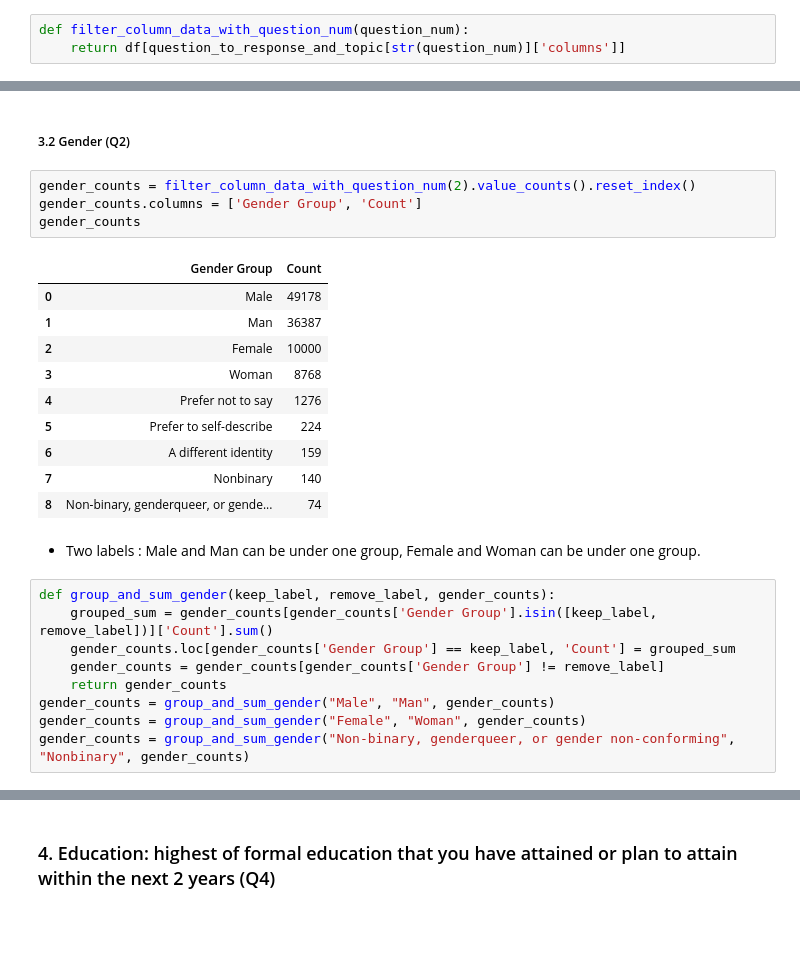
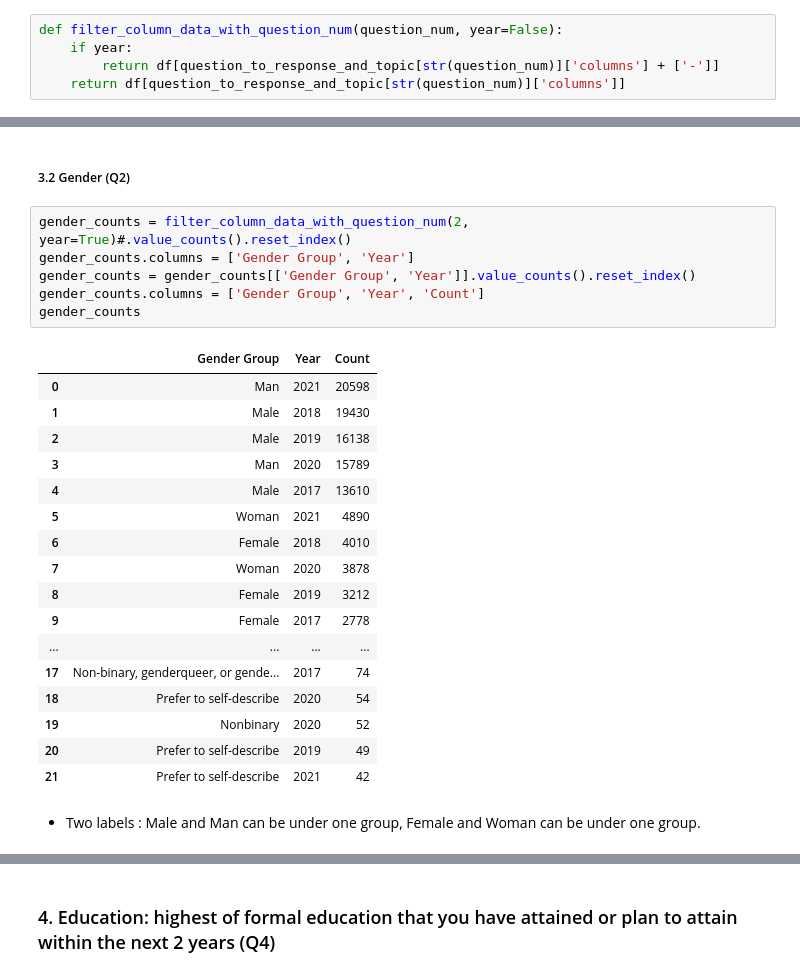
Before and after one commit to ya-min-thu/ML-Case-Studies, a Jupyter notebook: code/part1.ipynb, the cells around one changed output, grey strips where cells are left out. Saved outputs shown, nothing was run; the diff lists cells and outputs as text; blank space fills up the shorter version.

```diff
--- a/code/part1.ipynb
+++ b/code/part1.ipynb
@@ -183,3 +183,5 @@ questionnaire
 # %%
-def filter_column_data_with_question_num(question_num):
+def filter_column_data_with_question_num(question_num, year=False):
+    if year:
+        return df[question_to_response_and_topic[str(question_num)]['columns'] + ['-']]
     return df[question_to_response_and_topic[str(question_num)]['columns']]
@@ -602,28 +727,28 @@ plt.show()
 # %% [markdown]
 ##### 3.2 Gender (Q2)
 # %%
-gender_counts = filter_column_data_with_question_num(2).value_counts().reset_index()
-gender_counts.columns = ['Gender Group', 'Count']
+gender_counts = filter_column_data_with_question_num(2, year=True)#.value_counts().reset_index()
+gender_counts.columns = ['Gender Group', 'Year']
+gender_counts = gender_counts[['Gender Group', 'Year']].value_counts().reset_index()
+gender_counts.columns = ['Gender Group', 'Year', 'Count']
 gender_counts
 # %% [output]
-|  | Gender Group | Count |
-| 0 | Male | 49178 |
-| 1 | Man | 36387 |
-| 2 | Female | 10000 |
-| 3 | Woman | 8768 |
-| 4 | Prefer not to say | 1276 |
-| 5 | Prefer to self-describe | 224 |
-| 6 | A different identity | 159 |
-| 7 | Nonbinary | 140 |
-| 8 | Non-binary, genderqueer, or gende... | 74 |
+|  | Gender Group | Year | Count |
+| 0 | Man | 2021 | 20598 |
+| 1 | Male | 2018 | 19430 |
+| 2 | Male | 2019 | 16138 |
+| 3 | Man | 2020 | 15789 |
+| 4 | Male | 2017 | 13610 |
+| 5 | Woman | 2021 | 4890 |
+| 6 | Female | 2018 | 4010 |
+| 7 | Woman | 2020 | 3878 |
+| 8 | Female | 2019 | 3212 |
+| 9 | Female | 2017 | 2778 |
+| ... | ... | ... | ... |
+| 17 | Non-binary, genderqueer, or gende... | 2017 | 74 |
+| 18 | Prefer to self-describe | 2020 | 54 |
+| 19 | Nonbinary | 2020 | 52 |
+| 20 | Prefer to self-describe | 2019 | 49 |
+| 21 | Prefer to self-describe | 2021 | 42 |
 # %% [markdown]
 - Two labels : Male and Man can be under one group, Female and Woman can be under one group.
-# %%
-def group_and_sum_gender(keep_label, remove_label, gender_counts):
-    grouped_sum = gender_counts[gender_counts['Gender Group'].isin([keep_label, remove_label])]['Count'].sum()
-    gender_counts.loc[gender_counts['Gender Group'] == keep_label, 'Count'] = grouped_sum
-    gender_counts = gender_counts[gender_counts['Gender Group'] != remove_label]
-    return gender_counts
-gender_counts = group_and_sum_gender("Male", "Man", gender_counts)
-gender_counts = group_and_sum_gender("Female", "Woman", gender_counts)
-gender_counts = group_and_sum_gender("Non-binary, genderqueer, or gender non-conforming", "Nonbinary", gender_counts)
```
Also changed, not shown: parts of 95 cells of this notebook.
